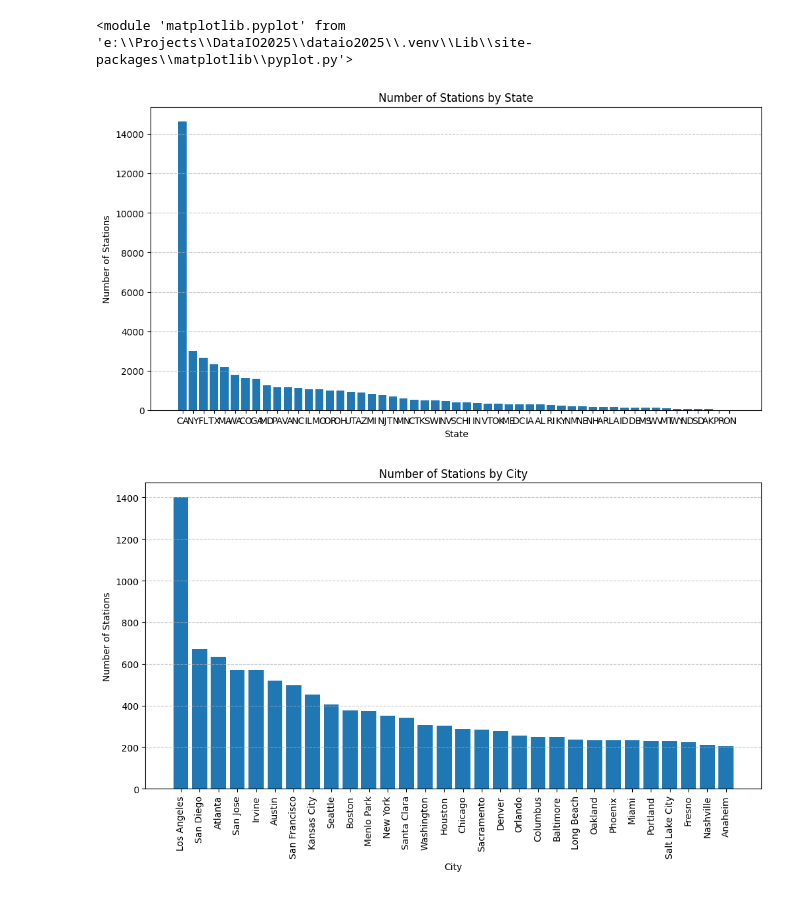
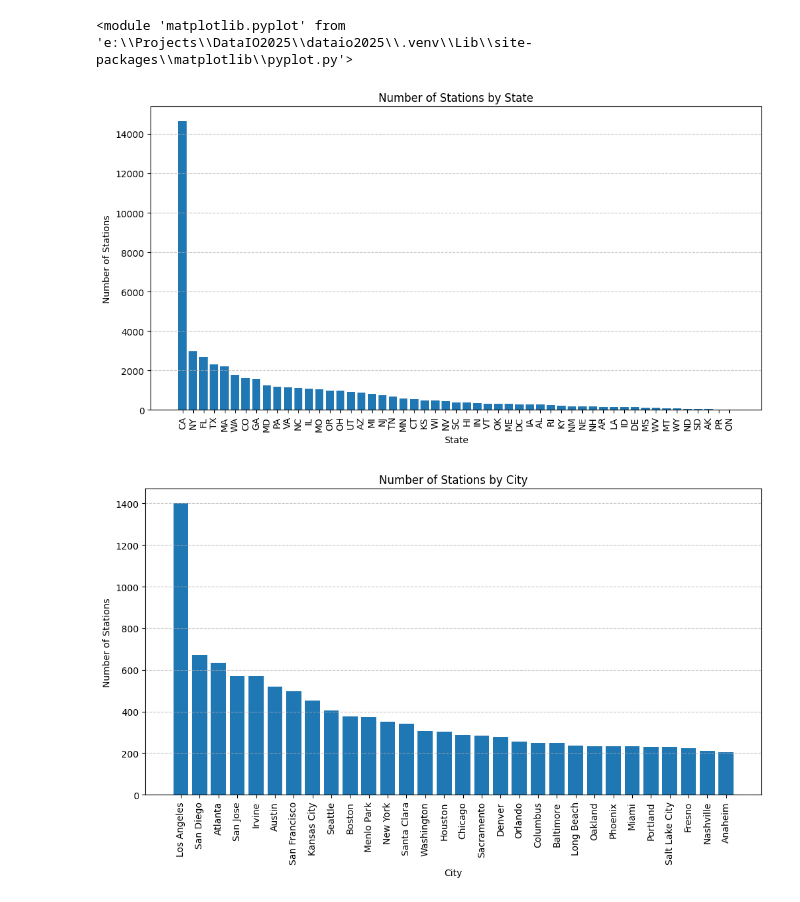
Before and after one commit to onetrue-6657/dataio2025, a Jupyter notebook: ev_stations.ipynb, the cells around one changed output. Cells and saved outputs as stored; diff of their text form; code cells hidden in the pictures.

```diff
--- a/ev_stations.ipynb
+++ b/ev_stations.ipynb
@@ -214,13 +214,14 @@ plt
 # %%
 plt.figure(figsize=(12, 6))
 plt.bar(state.index, state.values)
 plt.xlabel("State")
 plt.ylabel("Number of Stations")
 plt.title("Number of Stations by State")
 plt.grid(axis="y", linestyle="--", alpha=0.7)
+plt.xticks(rotation=90)
 plt.show()
 # %% [output]
-[figure, old version]
+[figure, new version]
 # %%
 # Bar plot of number of stations by city
 city_filtered = city[:30]
```
Also changed, not shown: 3 other files.
